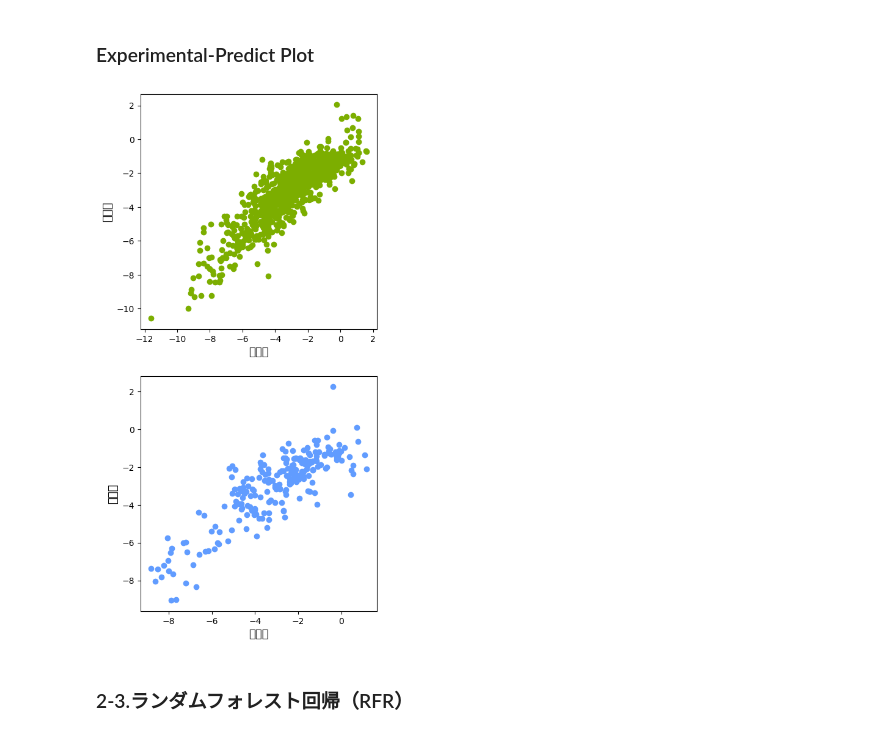
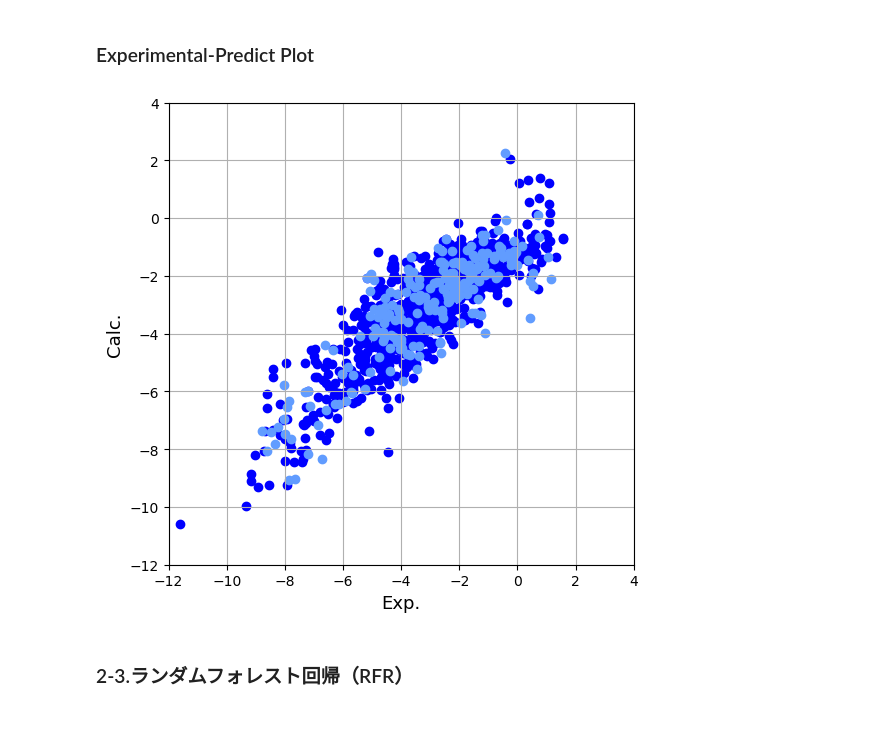
Before and after one commit to ARIM-Academy/Advanced_Tutorial_4, a Jupyter notebook: 3_Solubility.ipynb, the cells around one changed output. Cells and saved outputs as stored; diff of their text form; code cells hidden in the pictures.

```diff
--- a/3_Solubility.ipynb
+++ b/3_Solubility.ipynb
@@ -284,27 +279,20 @@ print('二乗平均平方根誤差(RMSE) : {:.3f}'.format(rmse))
 # %% [markdown]
 ### Experimental-Predict Plot
 # %%
-#Vertical plot
-plt.figure(figsize=(5,11))
+plt.figure(figsize=(6,6))
 
-# 2 row, 1 column, plot 1
-plt.subplot(2, 1, 1)
-plt.scatter(x=Y_train, y=Y_pred_train, c="#7CAE00", alpha=1)
-
-plt.xlabel('実験値', fontsize=13)
-plt.ylabel('予測値', fontsize=13)
-
-
-# 2 row, 1 column, plot 2
-plt.subplot(2, 1, 2)
+plt.scatter(x=Y_train, y=Y_pred_train, c="blue", alpha=1)
 plt.scatter(x=Y_test, y=Y_pred_test, c="#619CFF", alpha=1)
 
-plt.xlabel('実験値', fontsize=13)
-plt.ylabel('予測値', fontsize=13)
+plt.xlabel('Exp.', fontsize=13)
+plt.ylabel('Calc.', fontsize=13)
+plt.xlim(-12,4)
+plt.ylim(-12,4)
+plt.grid()
 
 plt.show()
 # %% [output]
-[figure, old version]
+[figure, new version]
 # %% [markdown]
 ### 2-3.ランダムフォレスト回帰（RFR）
 # %%
```
Also changed, not shown: parts of 5 cells of this notebook, 4 other files.
